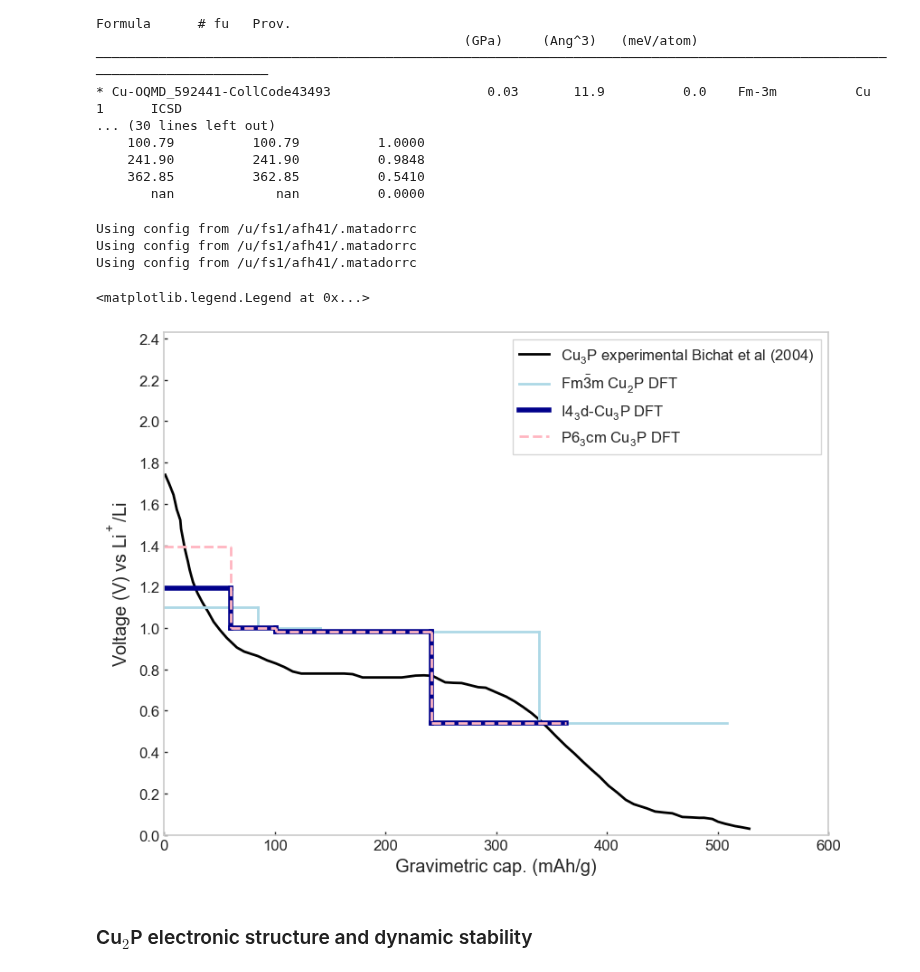
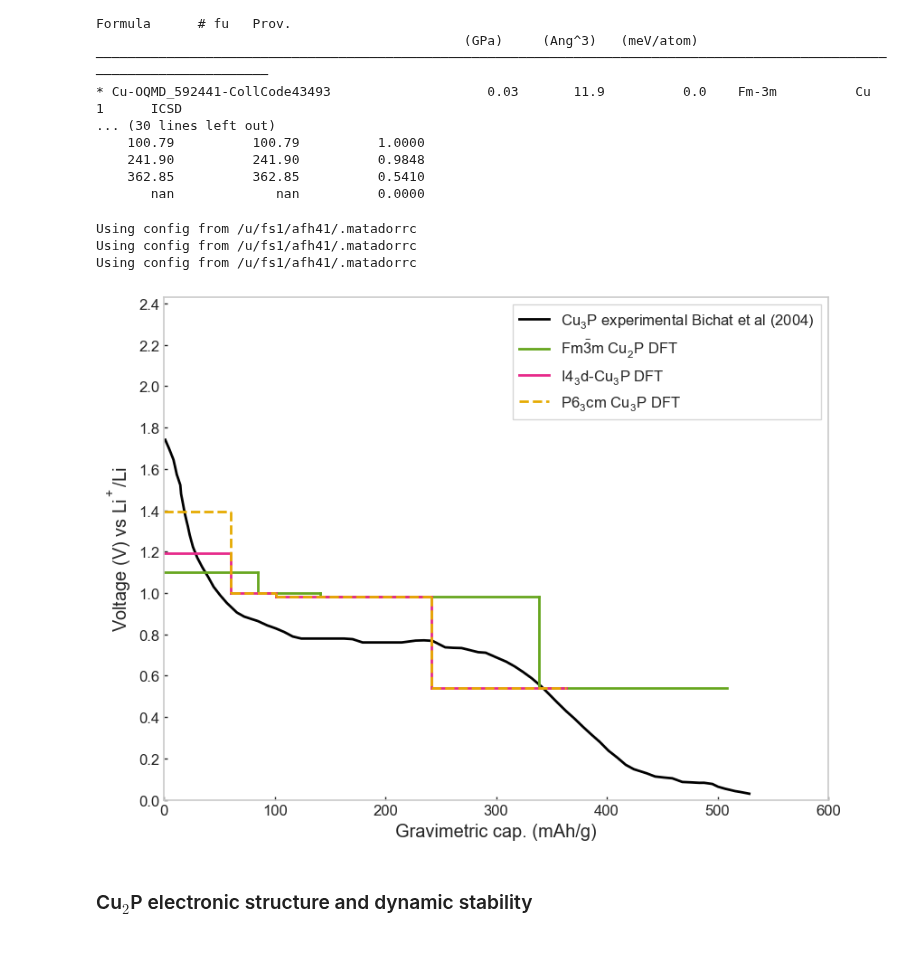
Before and after one commit to harpaf13/data.copper-phosphides, a Jupyter notebook: CuP_results.ipynb, the cells around one changed output. Cells and saved outputs as stored; diff of their text form; code cells hidden in the pictures.

```diff
--- a/CuP_results.ipynb
+++ b/CuP_results.ipynb
@@ -59,10 +45,6 @@ Using config from /u/fs1/afh41/.matadorrc
 # %%
 # load AIRSS structures obtained from searching (old)
 cursor, failures = res2dict('/u/fs1/afh41/proj/Cu+P/hull-CuP500501-afh41-LiCuP-polish1/*.res', db=True)
+
 if failures:
     print(failures)
-
-for doc in cursor:
-    src = doc['source'][0].split('/')[-1]
-    if src == 'Cu3P-OQMD_2966-CollCode15056.res':
-        print(src)
@@ -72,8 +52,4 @@ Cu3P-OQMD_2966-CollCode15056.res
 # do some pruning: reevaluate symmetries and reduce cells
 cursor = [standardize_doc_cell(doc, ) for doc in cursor]
 for doc in cursor:
-    doc['space_group'] = get_spacegroup_spg(doc, symprec=0.1)
-for doc in cursor:
-    src = doc['source'][0].split('/')[-1]
-    if src == 'Cu3P-OQMD_2966-CollCode15056.res':
-        print(src)
+    doc['space_group'] = get_spacegroup_spg(doc, symprec=0.01)
@@ -83,7 +57,8 @@ Cu3P-OQMD_2966-CollCode15056.res
 # filter them for uniqueness to retain 44 structures
 filtering = True
 if filtering:
-    polished_cursor = filter_unique_structures(cursor, quiet=True)
+    polished_cursor = filter_unique_structures(cursor, sim_tol=0.05, enforce_same_stoich=True,
+                                               quiet=True)
 else:
     polished_cursor = cursor
 # %% [output]
@@ -106,0 +82,14 @@ Filtered 241 down to 30
+# %%
+oldstoichs = []
+stoichs = []
+for doc in cursor:
+    formula = get_formula_from_stoich(doc['stoichiometry'])
+    if formula not in oldstoichs:
+        oldstoichs.append(formula)
+for doc in polished_cursor:
+    formula = get_formula_from_stoich(doc['stoichiometry'])
+    if formula not in stoichs:
+        stoichs.append(formula)
+
+print(sorted(oldstoichs))
+print(sorted(stoichs))
@@ -277,23 +265,23 @@ set_settings({'plotting': {'default_style': 'matador'}})
 # %%
+from matador.plotting import plot_voltage_curve
 fig, ax = plt.subplots()
 ax = plot_voltage_curve(ternary_hull,
                         ax=ax, curve_label=r'$Fm\bar{3}m$ Cu$_2$P DFT',
-                        line_kwargs={'ls': '-', 'color': 'lightblue'})
+                        line_kwargs={'ls': '-', 'color': '#66a61e'})
 ax = plot_voltage_curve(hullnoCu2P,
                         ax=ax, curve_label='$I4_3d$-Cu$_3$P DFT',
-                        line_kwargs={'ls': '-', 'color': 'darkblue','lw':4})
+                        line_kwargs={'ls': '-', 'color': '#e7298a'})
 ax = plot_voltage_curve(hullnoI43dCu3P,
                         ax=ax, curve_label='$P6_3cm$ Cu$_3$P DFT',
-                        line_kwargs={'ls': '--', 'color': 'lightpink'})
+                        line_kwargs={'ls': '--', 'color': '#e6ab02'})
 ax.set_xlim(left=0,right=600)
 ax.legend()
-fig
+plt.savefig('Cu2PCu3P_voltage.png',bbox_inches='tight',transparent=True)
 # %% [output]
 Using config from /u/fs1/afh41/.matadorrc
 Using config from /u/fs1/afh41/.matadorrc
 Using config from /u/fs1/afh41/.matadorrc
-<matplotlib.legend.Legend at 0x...>
-[figure, old version]
+[figure, new version]
 # %% [markdown]
 ### Cu$_2$P electronic structure and dynamic stability
 # %%
```
Also changed, not shown: parts of 19 cells of this notebook, 1 other file.
